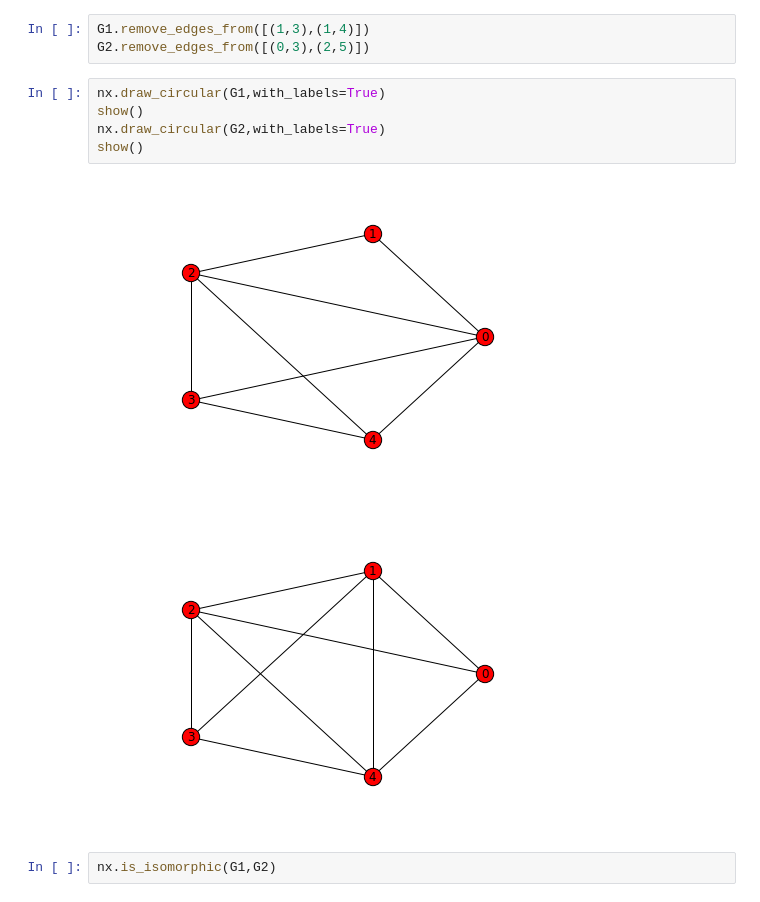
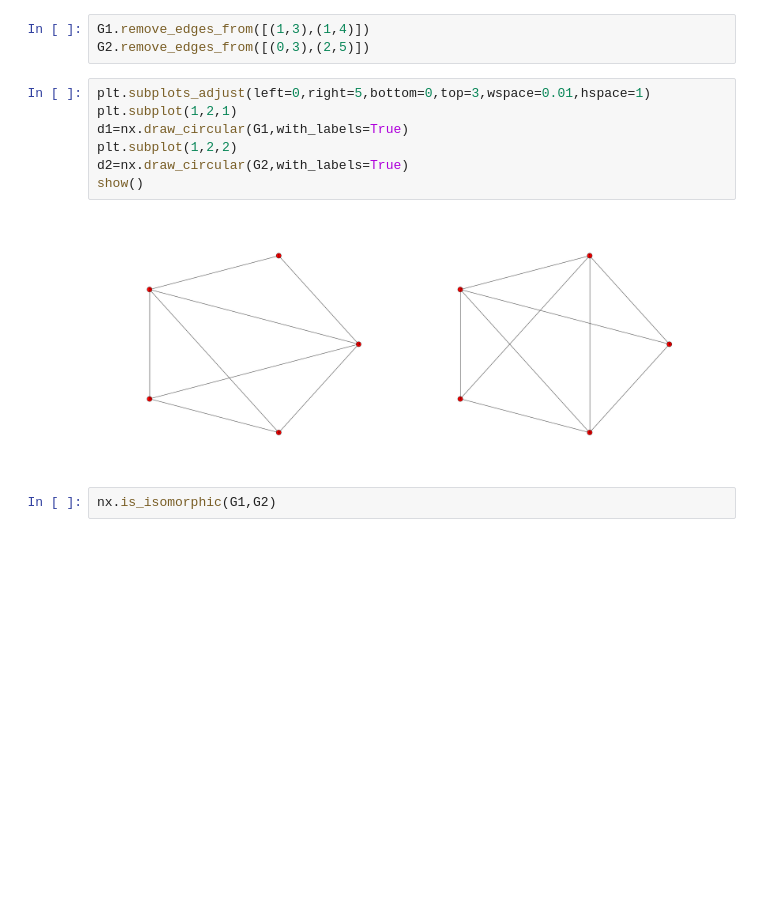
Before and after one commit to pedritomelenas/Algebra-II, a Jupyter notebook: Grafos/Grafos con iphyton.ipynb, the cells around one changed output. Drawn from its saved outputs; the diff is of its cells as text; blank space fills up the shorter version.

Commit message:
reescrita la clasificación de subgrafos de K_4
También se han mejorado las visualizaciones  de gráficos

```diff
--- a/Grafos/Grafos con iphyton.ipynb
+++ b/Grafos/Grafos con iphyton.ipynb
@@ -162,14 +168,15 @@ G2=G1.copy()
 # %%
 G1.remove_edges_from([(1,3),(1,4)])
 G2.remove_edges_from([(0,3),(2,5)])
-# %%
-nx.draw_circular(G1,with_labels=True)
-show()
-nx.draw_circular(G2,with_labels=True)
-show()
-# %% [output]
-[figure, removed]
-[figure, removed]
+# %%
+plt.subplots_adjust(left=0,right=5,bottom=0,top=3,wspace=0.01,hspace=1)
+plt.subplot(1,2,1)
+d1=nx.draw_circular(G1,with_labels=True)
+plt.subplot(1,2,2)
+d2=nx.draw_circular(G2,with_labels=True)
+show()
+# %% [output]
+[figure, added]
 # %%
 nx.is_isomorphic(G1,G2)
 # %% [output]
```
Also changed, not shown: parts of 63 cells of this notebook, 1 other file.
